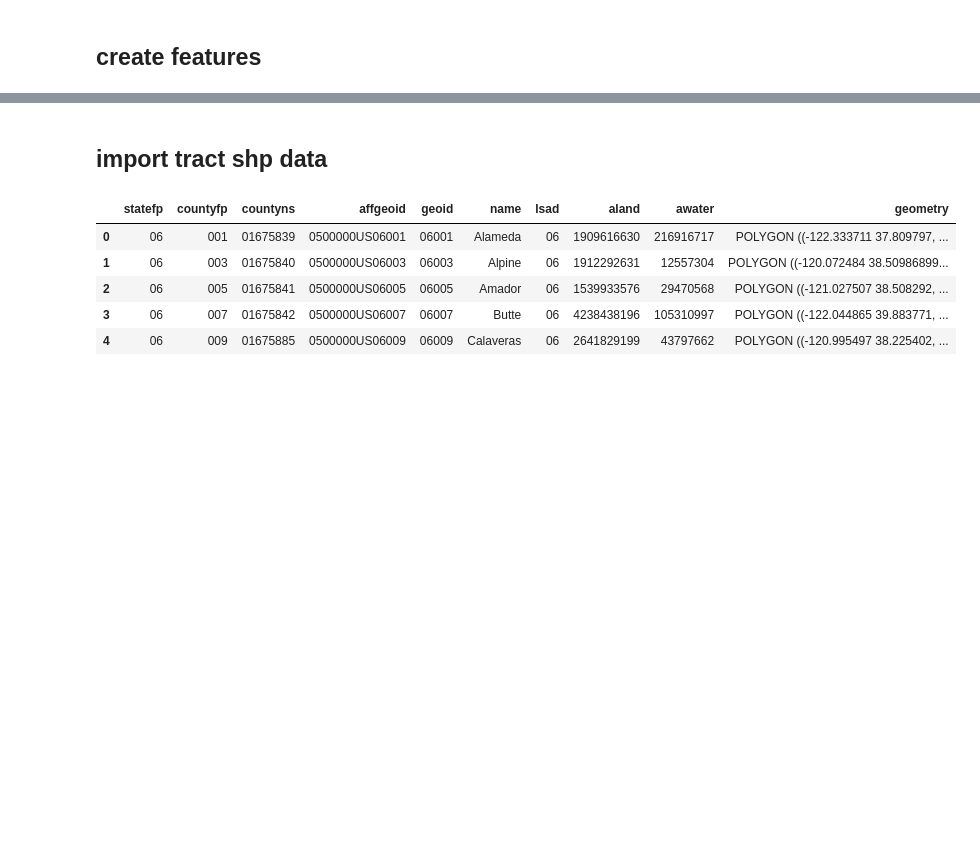
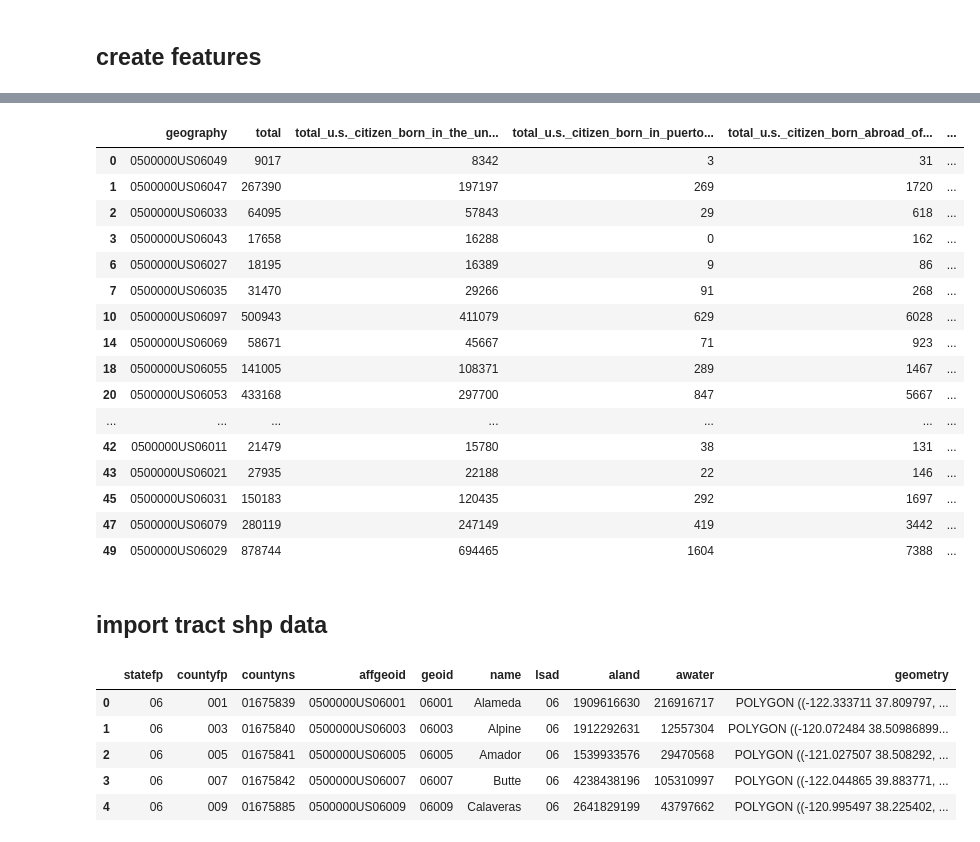
Before and after one commit to tkino15/pp200_ipa_crla_map, a Jupyter notebook: notebook/data_analysis.ipynb, the cells around one changed output, grey strips where cells are left out. Drawn from its saved outputs; the diff is of its cells as text; code cells hidden in the pictures; blank space fills up the shorter version.

```diff
--- a/notebook/data_analysis.ipynb
+++ b/notebook/data_analysis.ipynb
@@ -117,3 +139,24 @@ cs_agg_df[(cs_agg_df["naturalized_rate"] < 0.45) & (cs_agg_df["growing_rate"] >
+# %%
+cs_agg_df[(cs_agg_df["growing_rate"] > med_gorwing_rate) &
+          (cs_agg_df["naturalized_rate_over_18"] < med_naturalized_rate)]
+# %% [output]
+|  | geography | total | total_u.s._citizen_born_in_the_un... | total_u.s._citizen_born_in_puerto... | total_u.s._citizen_born_abroad_of... | ... |
+| 0 | 0500000US06049 | 9017 | 8342 | 3 | 31 | ... |
+| 1 | 0500000US06047 | 267390 | 197197 | 269 | 1720 | ... |
+| 2 | 0500000US06033 | 64095 | 57843 | 29 | 618 | ... |
+| 3 | 0500000US06043 | 17658 | 16288 | 0 | 162 | ... |
+| 6 | 0500000US06027 | 18195 | 16389 | 9 | 86 | ... |
+| 7 | 0500000US06035 | 31470 | 29266 | 91 | 268 | ... |
+| 10 | 0500000US06097 | 500943 | 411079 | 629 | 6028 | ... |
+| 14 | 0500000US06069 | 58671 | 45667 | 71 | 923 | ... |
+| 18 | 0500000US06055 | 141005 | 108371 | 289 | 1467 | ... |
+| 20 | 0500000US06053 | 433168 | 297700 | 847 | 5667 | ... |
+| ... | ... | ... | ... | ... | ... | ... |
+| 42 | 0500000US06011 | 21479 | 15780 | 38 | 131 | ... |
+| 43 | 0500000US06021 | 27935 | 22188 | 22 | 146 | ... |
+| 45 | 0500000US06031 | 150183 | 120435 | 292 | 1697 | ... |
+| 47 | 0500000US06079 | 280119 | 247149 | 419 | 3442 | ... |
+| 49 | 0500000US06029 | 878744 | 694465 | 1604 | 7388 | ... |
 # %% [markdown]
 ## import tract shp data
 # %%
```
Also changed, not shown: parts of 20 cells of this notebook, 7 other files.
